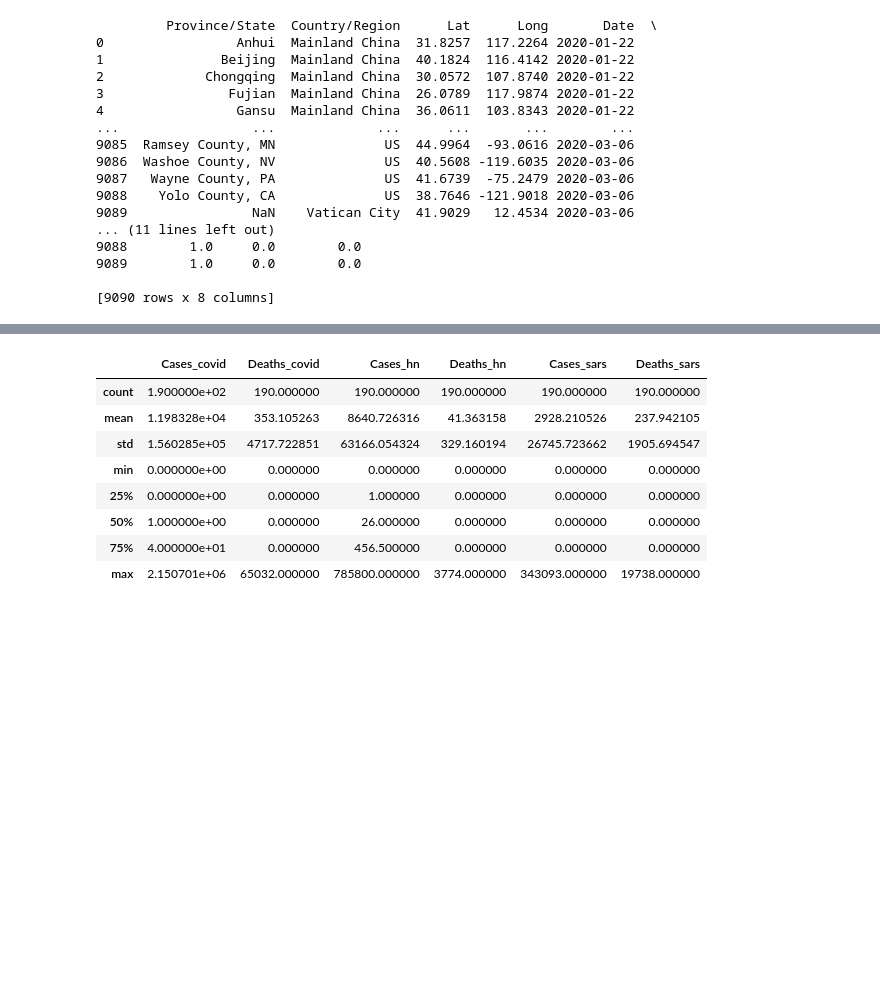
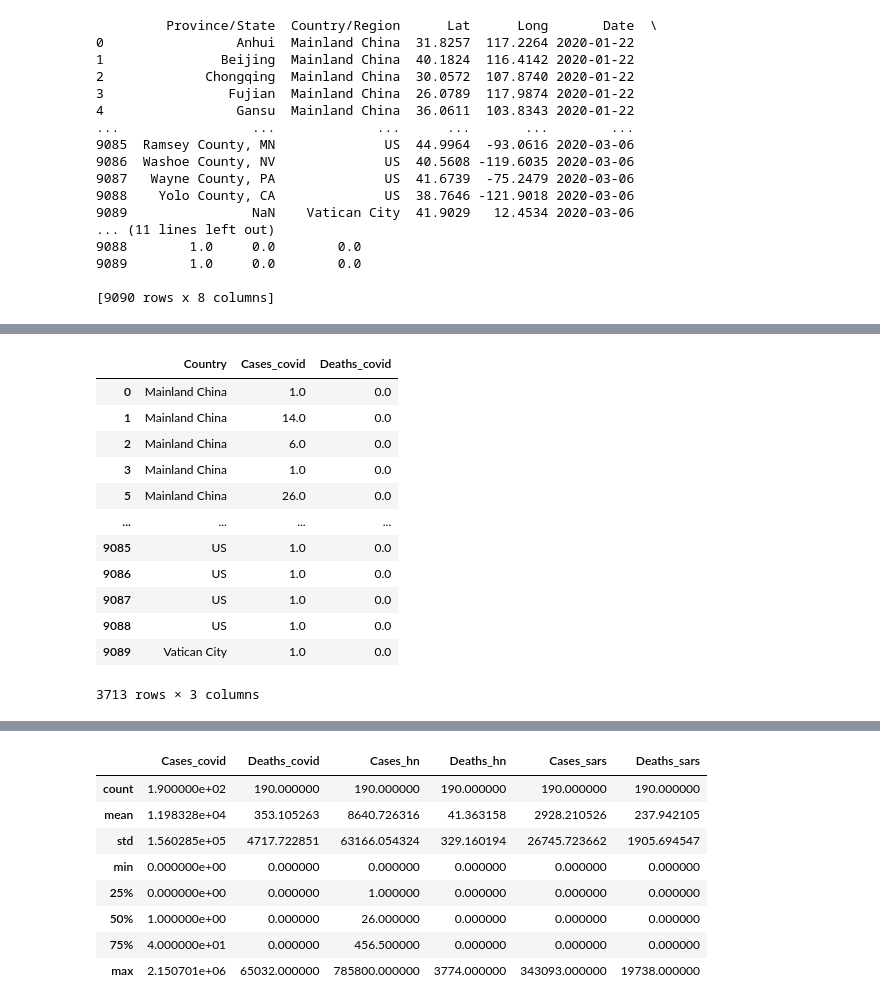
Before and after one commit to Enrique-Gaspar/ETLproject, a Jupyter notebook: outbreaks_analysis.ipynb, the cells around one changed output, grey strips where cells are left out. Cells and saved outputs as stored; diff of their text form; code cells hidden in the pictures; blank space fills up the shorter version.

```diff
--- a/outbreaks_analysis.ipynb
+++ b/outbreaks_analysis.ipynb
@@ -367,0 +40,4 @@ all_df.head()
+# %%
+# selecting only the columns we need
+covid_s = covid[['Country/Region', 'Confirmed', 'Deaths']]
+print(covid_s)
@@ -367,0 +59,4 @@ all_df.head()
+# %%
+# renaming columns with slash
+covid_s.columns = ['Country', 'Cases_covid', 'Deaths_covid']
+print(covid_s)
@@ -367,0 +78,24 @@ all_df.head()
+# %%
+# Formatting date
+#covid_s['Date_covid'] = pd.to_datetime(covid_s['Date_covid'])
+#covid_s
+
+# only countries with cases
+covid_cases = covid_s[covid_s['Cases_covid']>0]
+#print(covid_cases)
+
+covid_cases
+# %% [output]
+|  | Country | Cases_covid | Deaths_covid |
+| 0 | Mainland China | 1.0 | 0.0 |
+| 1 | Mainland China | 14.0 | 0.0 |
+| 2 | Mainland China | 6.0 | 0.0 |
+| 3 | Mainland China | 1.0 | 0.0 |
+| 5 | Mainland China | 26.0 | 0.0 |
+| ... | ... | ... | ... |
+| 9085 | US | 1.0 | 0.0 |
+| 9086 | US | 1.0 | 0.0 |
+| 9087 | US | 1.0 | 0.0 |
+| 9088 | US | 1.0 | 0.0 |
+| 9089 | Vatican City | 1.0 | 0.0 |
+3713 rows × 3 columns
```
Also changed, not shown: parts of 43 cells of this notebook, 1 other file.
